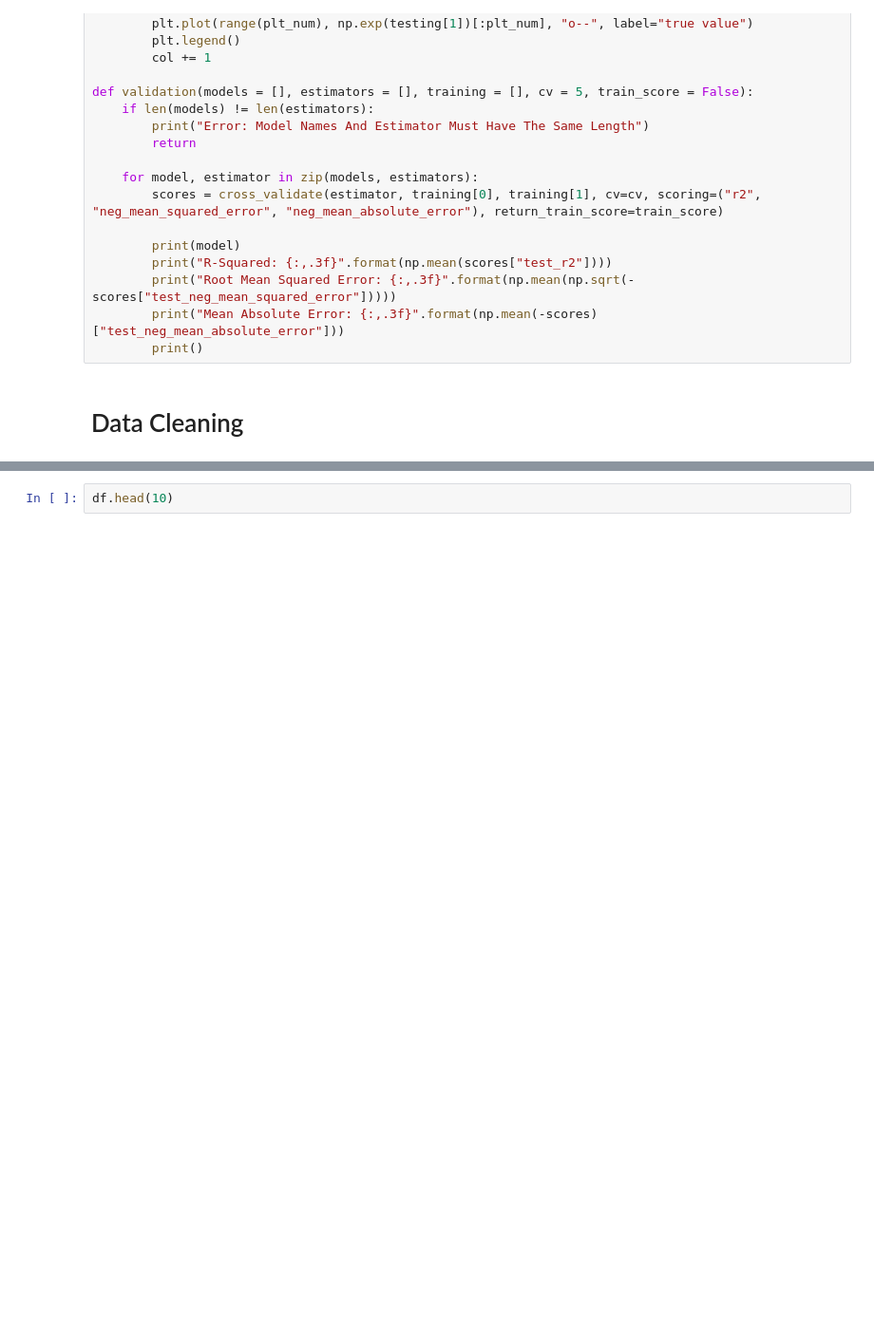
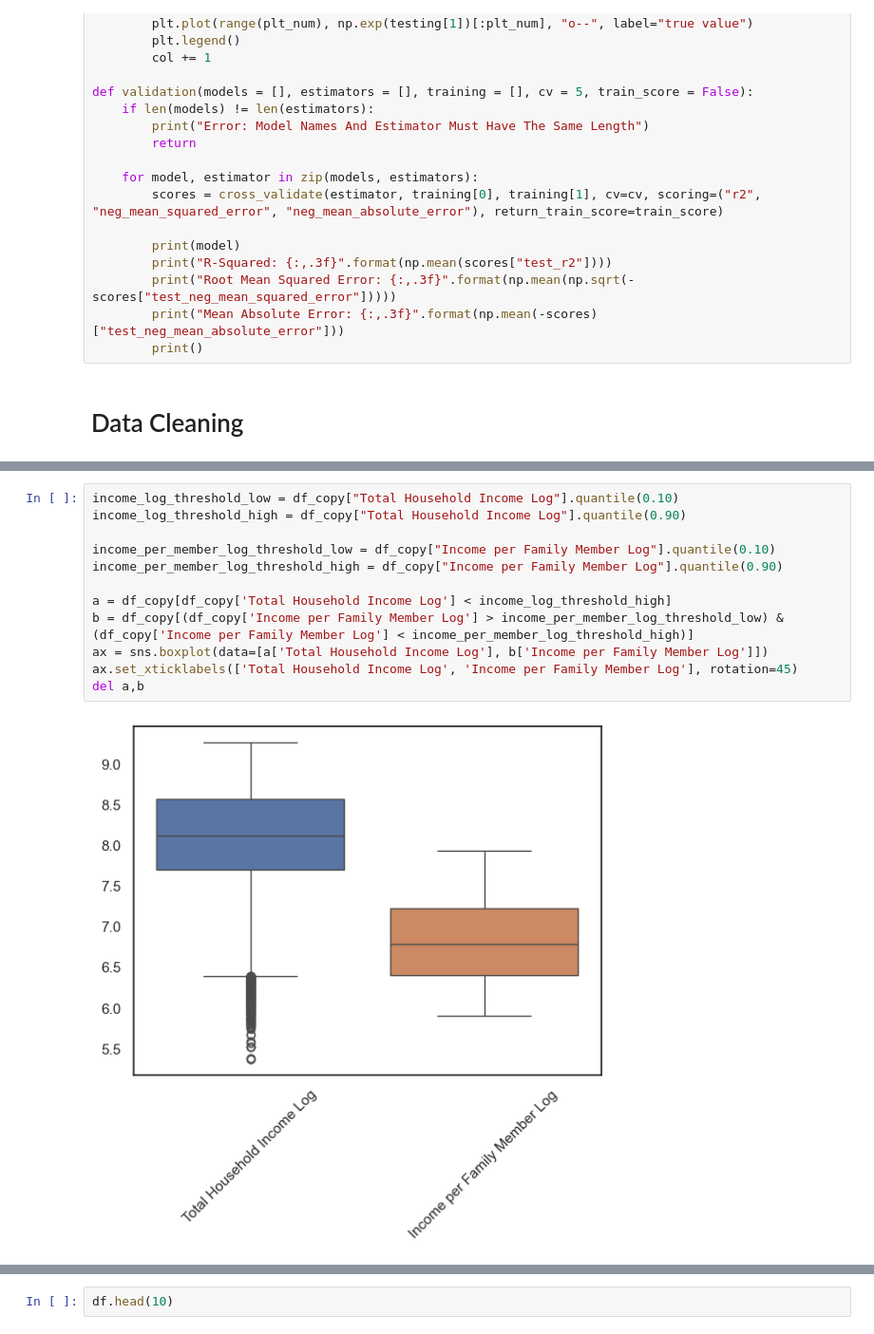
Before and after one commit to AFDanao/Embedded, a Jupyter notebook: Family Income/family_income.ipynb, the cells around one changed output, grey strips where cells are left out. Shown at 95% size. Cells and saved outputs as stored; diff of their text form; blank space fills up the shorter version.

```diff
--- a/Family Income/family_income.ipynb
+++ b/Family Income/family_income.ipynb
@@ -121,0 +205,14 @@ memory usage: 15.8+ MB
+# %%
+income_log_threshold_low = df_copy["Total Household Income Log"].quantile(0.10)
+income_log_threshold_high = df_copy["Total Household Income Log"].quantile(0.90)
+
+income_per_member_log_threshold_low = df_copy["Income per Family Member Log"].quantile(0.10)
+income_per_member_log_threshold_high = df_copy["Income per Family Member Log"].quantile(0.90)
+
+a = df_copy[df_copy['Total Household Income Log'] < income_log_threshold_high]
+b = df_copy[(df_copy['Income per Family Member Log'] > income_per_member_log_threshold_low) & (df_copy['Income per Family Member Log'] < income_per_member_log_threshold_high)]
+ax = sns.boxplot(data=[a['Total Household Income Log'], b['Income per Family Member Log']])
+ax.set_xticklabels(['Total Household Income Log', 'Income per Family Member Log'], rotation=45)
+del a,b
+# %% [output]
+[figure, added]
```
Also changed, not shown: parts of 19 cells of this notebook.
